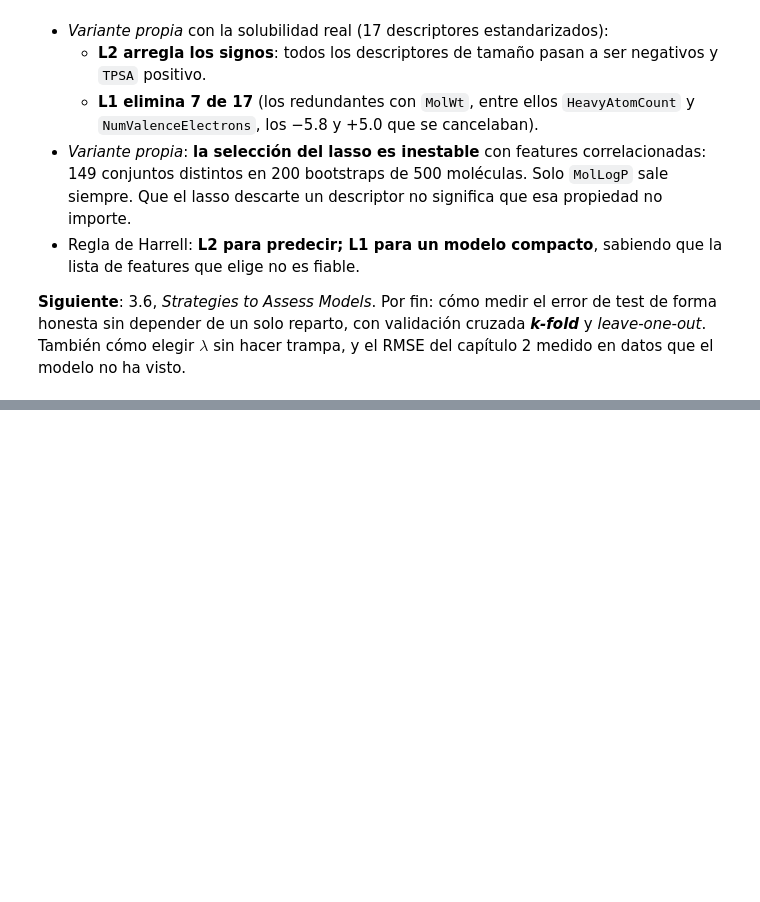
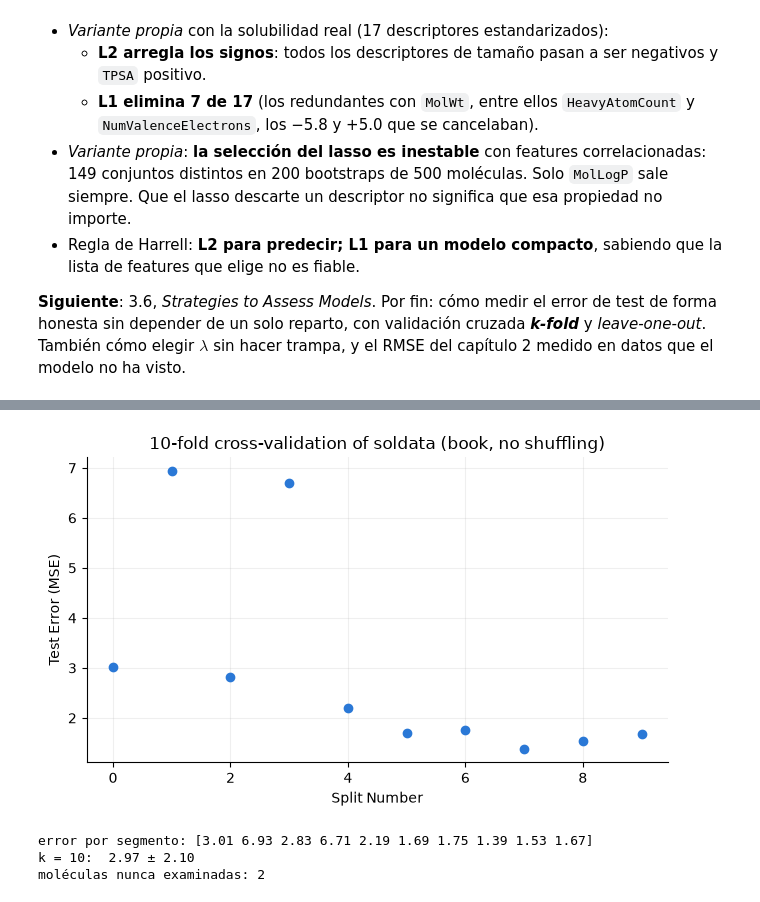
Before and after one commit to alexhrehoret/dmol-study-notes, a Jupyter notebook: notebooks/03_regresion.ipynb, the cells around one changed output, grey strips where cells are left out. Cells and saved outputs as stored; diff of their text form; code cells hidden in the pictures; blank space fills up the shorter version.

```diff
--- a/notebooks/03_regresion.ipynb
+++ b/notebooks/03_regresion.ipynb
@@ -3104,0 +3167,39 @@ elegir $\lambda$ sin hacer trampa, y el RMSE del capítulo 2 medido en datos que
+# %%
+k = 10
+N = len(soldata)
+# make indices for the k segments
+splits = list(range(0, N + N // k, N // k))
+error = []
+for i in range(k):
+    # slice out segments
+    test = soldata[splits[i] : splits[i + 1]]
+    test_x, test_y = test[feature_names].values, test["Solubility"].values
+    train = pd.concat([soldata[: splits[i]], soldata[splits[i + 1] :]])
+    x, y = train[feature_names].values, train["Solubility"].values
+    # compute coefficients
+    w, *_ = np.linalg.lstsq(x, y, rcond=None)
+    # compute intercept (b)
+    b = np.mean(y - np.dot(x, w))
+    # compute test error
+    error.append(np.mean((np.dot(test_x, w) + b - test_y) ** 2))
+
+fig, ax = plt.subplots(figsize=(6.5, 4))
+ax.plot(error, "o", color="#2a78d6")
+ax.set_xlabel("Split Number")
+ax.set_ylabel("Test Error (MSE)")
+ax.set_title(f"{k}-fold cross-validation of soldata (book, no shuffling)")
+ax.grid(alpha=0.2)
+for sp in ("top", "right"):
+    ax.spines[sp].set_visible(False)
+fig.tight_layout()
+fig.savefig("../figuras/03_cv_k10_libro.png", dpi=150)
+plt.show()
+
+print("error por segmento:", np.round(error, 2))
+print(f"k = 10:  {np.mean(error):.2f} ± {np.std(error, ddof=1):.2f}")
+print(f"moléculas nunca examinadas: {N - splits[k]}")
+# %% [output]
+[figure, added]
+error por segmento: [3.01 6.93 2.83 6.71 2.19 1.69 1.75 1.39 1.53 1.67]
+k = 10:  2.97 ± 2.10
+moléculas nunca examinadas: 2
```
Also changed, not shown: parts of 24 cells of this notebook, 1 other file.
